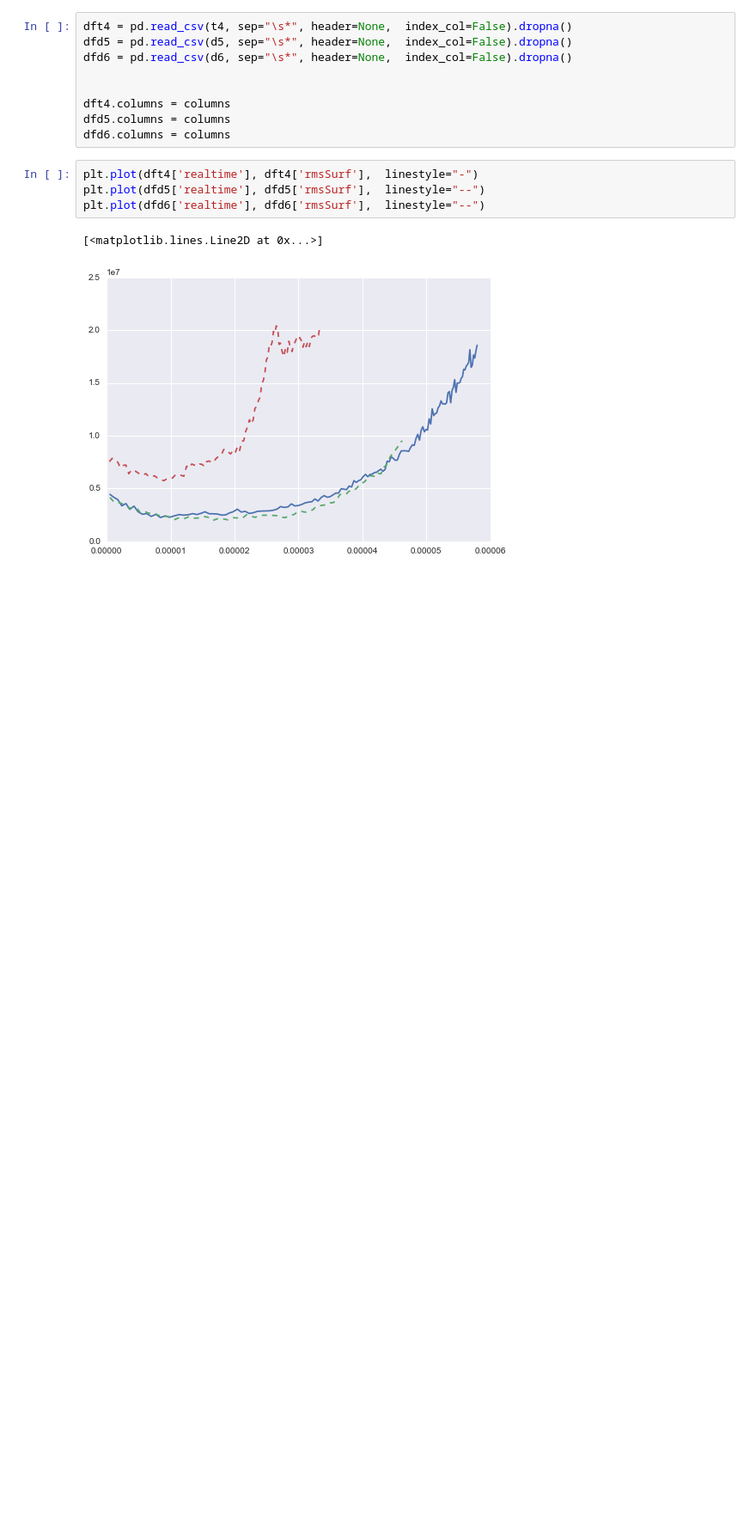
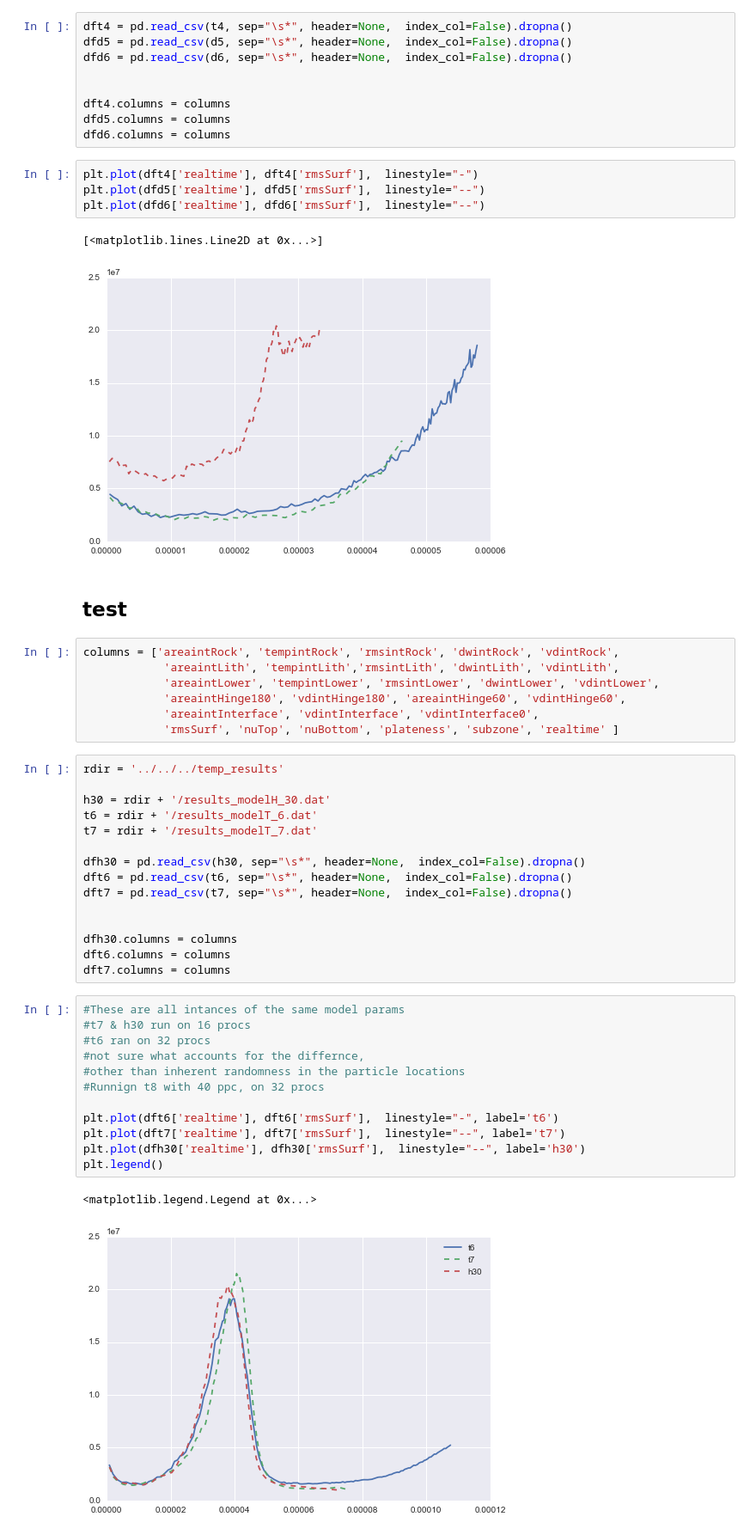
Before and after one commit to dansand/2dthermalslabs, a Jupyter notebook: kaplan/Analysis/pandas_analysis.ipynb, the cells around one changed output. Shown at 86% size. Saved outputs shown, nothing was run; the diff lists cells and outputs as text; blank space fills up the shorter version.

```diff
--- a/kaplan/Analysis/pandas_analysis.ipynb
+++ b/kaplan/Analysis/pandas_analysis.ipynb
@@ -1130,3 +1130,42 @@ plt.plot(dfd6['realtime'], dfd6['rmsSurf'],  linestyle="--")
 # %% [output]
 [<matplotlib.lines.Line2D at 0x...>]
 [figure]
+# %% [markdown]
+## test
+# %%
+columns = ['areaintRock', 'tempintRock', 'rmsintRock', 'dwintRock', 'vdintRock',
+            'areaintLith', 'tempintLith','rmsintLith', 'dwintLith', 'vdintLith',
+            'areaintLower', 'tempintLower', 'rmsintLower', 'dwintLower', 'vdintLower',
+            'areaintHinge180', 'vdintHinge180', 'areaintHinge60', 'vdintHinge60',
+            'areaintInterface', 'vdintInterface', 'vdintInterface0',
+            'rmsSurf', 'nuTop', 'nuBottom', 'plateness', 'subzone', 'realtime' ]
+# %%
+rdir = '../../../temp_results'
+
+h30 = rdir + '/results_modelH_30.dat'
+t6 = rdir + '/results_modelT_6.dat'
+t7 = rdir + '/results_modelT_7.dat'
+
+dfh30 = pd.read_csv(h30, sep="\s*", header=None,  index_col=False).dropna()
+dft6 = pd.read_csv(t6, sep="\s*", header=None,  index_col=False).dropna()
+dft7 = pd.read_csv(t7, sep="\s*", header=None,  index_col=False).dropna()
+
+
+dfh30.columns = columns
+dft6.columns = columns
+dft7.columns = columns
+# %%
+#These are all intances of the same model params
+#t7 & h30 run on 16 procs
+#t6 ran on 32 procs
+#not sure what accounts for the differnce,
+#other than inherent randomness in the particle locations
+#Runnign t8 with 40 ppc, on 32 procs
+
+plt.plot(dft6['realtime'], dft6['rmsSurf'],  linestyle="-", label='t6')
+plt.plot(dft7['realtime'], dft7['rmsSurf'],  linestyle="--", label='t7')
+plt.plot(dfh30['realtime'], dfh30['rmsSurf'],  linestyle="--", label='h30')
+plt.legend()
+# %% [output]
+<matplotlib.legend.Legend at 0x...>
+[figure, added]
```
Also changed, not shown: 1 other file.
